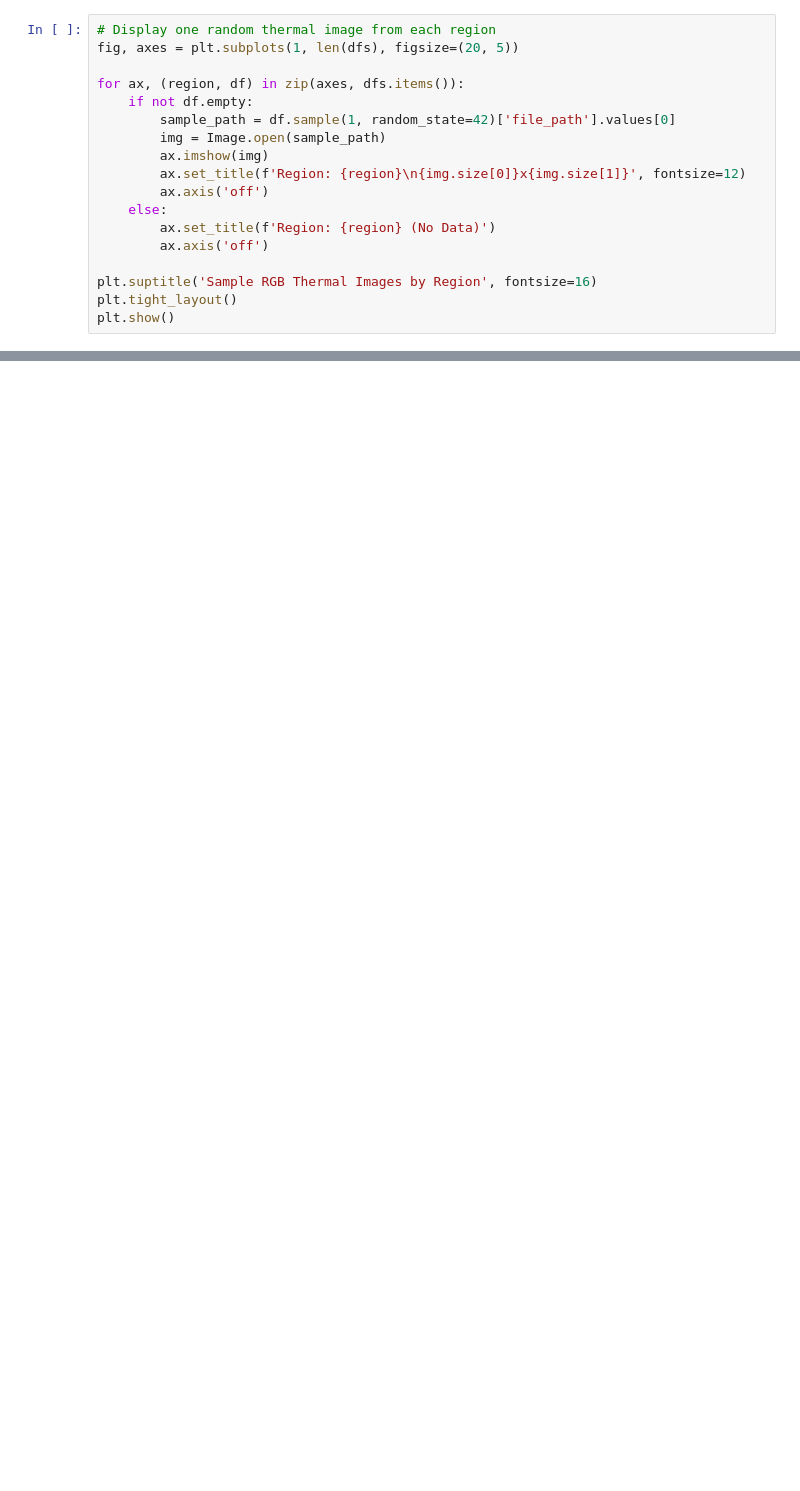
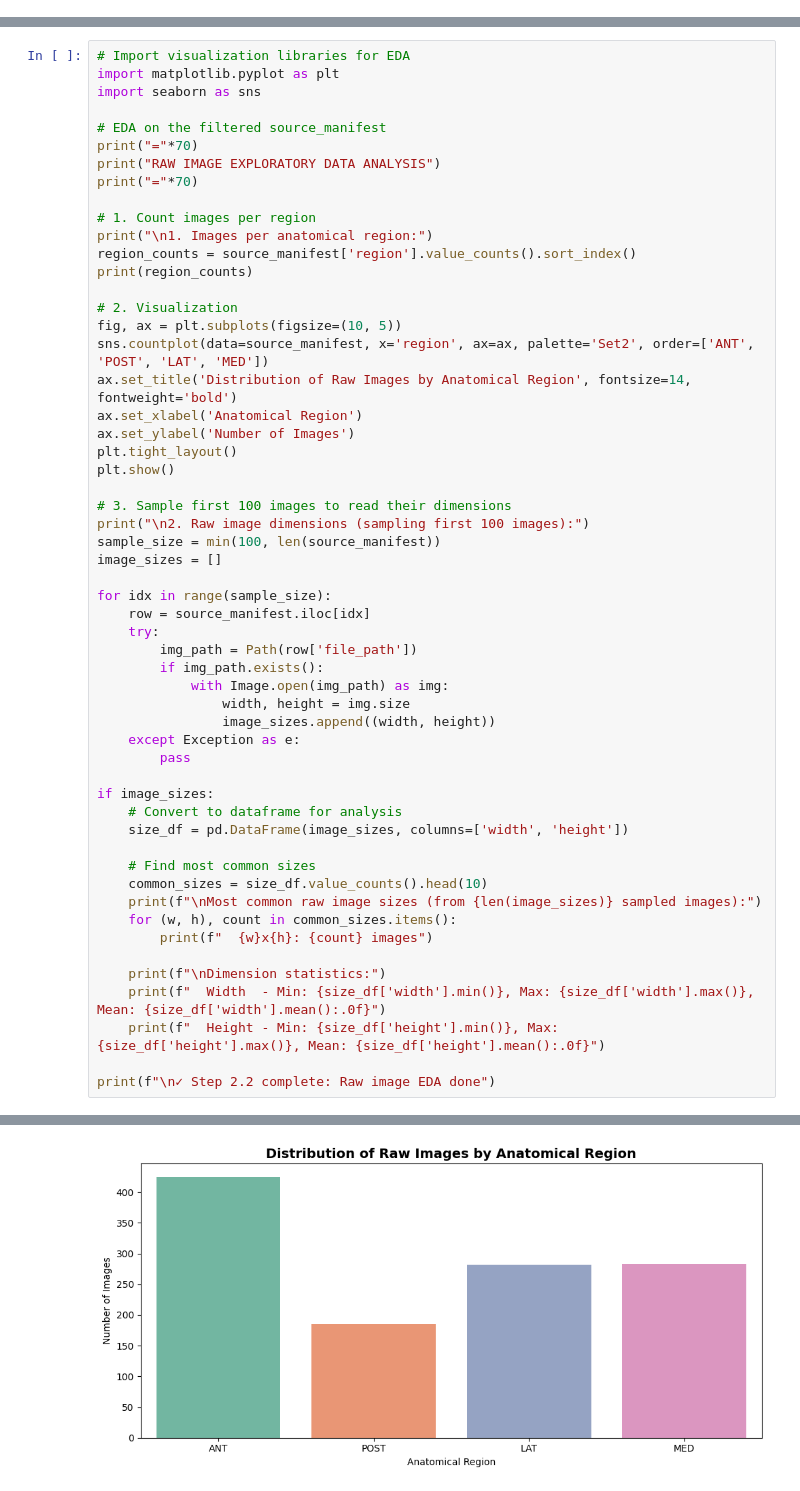
Before and after one commit to nirlapi/Final-Project, a Jupyter notebook: Image_EDA_cleaned.ipynb, the cells around one changed output, grey strips where cells are left out. Saved outputs shown, nothing was run; the diff lists cells and outputs as text; blank space fills up the shorter version.

```diff
--- a/Image_EDA_cleaned.ipynb
+++ b/Image_EDA_cleaned.ipynb
@@ -586,18 +0,0 @@ Show representative images per region and per-class example images to inspect vi
-# %%
-# Display one random thermal image from each region
-fig, axes = plt.subplots(1, len(dfs), figsize=(20, 5))
-
-for ax, (region, df) in zip(axes, dfs.items()):
-    if not df.empty:
-        sample_path = df.sample(1, random_state=42)['file_path'].values[0]
-        img = Image.open(sample_path)
-        ax.imshow(img)
-        ax.set_title(f'Region: {region}\n{img.size[0]}x{img.size[1]}', fontsize=12)
-        ax.axis('off')
-    else:
-        ax.set_title(f'Region: {region} (No Data)')
-        ax.axis('off')
-
-plt.suptitle('Sample RGB Thermal Images by Region', fontsize=16)
-plt.tight_layout()
-plt.show()
@@ -2068,0 +250,56 @@ for split_name, csv_path in exported_csv_paths.items():
+# %%
+# Import visualization libraries for EDA
+import matplotlib.pyplot as plt
+import seaborn as sns
+
+# EDA on the filtered source_manifest
+print("="*70)
+print("RAW IMAGE EXPLORATORY DATA ANALYSIS")
+print("="*70)
+
+# 1. Count images per region
+print("\n1. Images per anatomical region:")
+region_counts = source_manifest['region'].value_counts().sort_index()
+print(region_counts)
+
+# 2. Visualization
+fig, ax = plt.subplots(figsize=(10, 5))
+sns.countplot(data=source_manifest, x='region', ax=ax, palette='Set2', order=['ANT', 'POST', 'LAT', 'MED'])
+ax.set_title('Distribution of Raw Images by Anatomical Region', fontsize=14, fontweight='bold')
+ax.set_xlabel('Anatomical Region')
+ax.set_ylabel('Number of Images')
+plt.tight_layout()
+plt.show()
+
+# 3. Sample first 100 images to read their dimensions
+print("\n2. Raw image dimensions (sampling first 100 images):")
+sample_size = min(100, len(source_manifest))
+image_sizes = []
+
+for idx in range(sample_size):
+    row = source_manifest.iloc[idx]
+    try:
+        img_path = Path(row['file_path'])
+        if img_path.exists():
+            with Image.open(img_path) as img:
+                width, height = img.size
+                image_sizes.append((width, height))
+    except Exception as e:
+        pass
+
+if image_sizes:
+    # Convert to dataframe for analysis
+    size_df = pd.DataFrame(image_sizes, columns=['width', 'height'])
+
+    # Find most common sizes
+    common_sizes = size_df.value_counts().head(10)
+    print(f"\nMost common raw image sizes (from {len(image_sizes)} sampled images):")
+    for (w, h), count in common_sizes.items():
+        print(f"  {w}x{h}: {count} images")
+
+    print(f"\nDimension statistics:")
+    print(f"  Width  - Min: {size_df['width'].min()}, Max: {size_df['width'].max()}, Mean: {size_df['width'].mean():.0f}")
+    print(f"  Height - Min: {size_df['height'].min()}, Max: {size_df['height'].max()}, Mean: {size_df['height'].mean():.0f}")
+
+print(f"\n✓ Step 2.2 complete: Raw image EDA done")
+# %% [output]
@@ -2068,0 +321 @@ for split_name, csv_path in exported_csv_paths.items():
+[figure, added]
```
Also changed, not shown: parts of 74 cells of this notebook.
